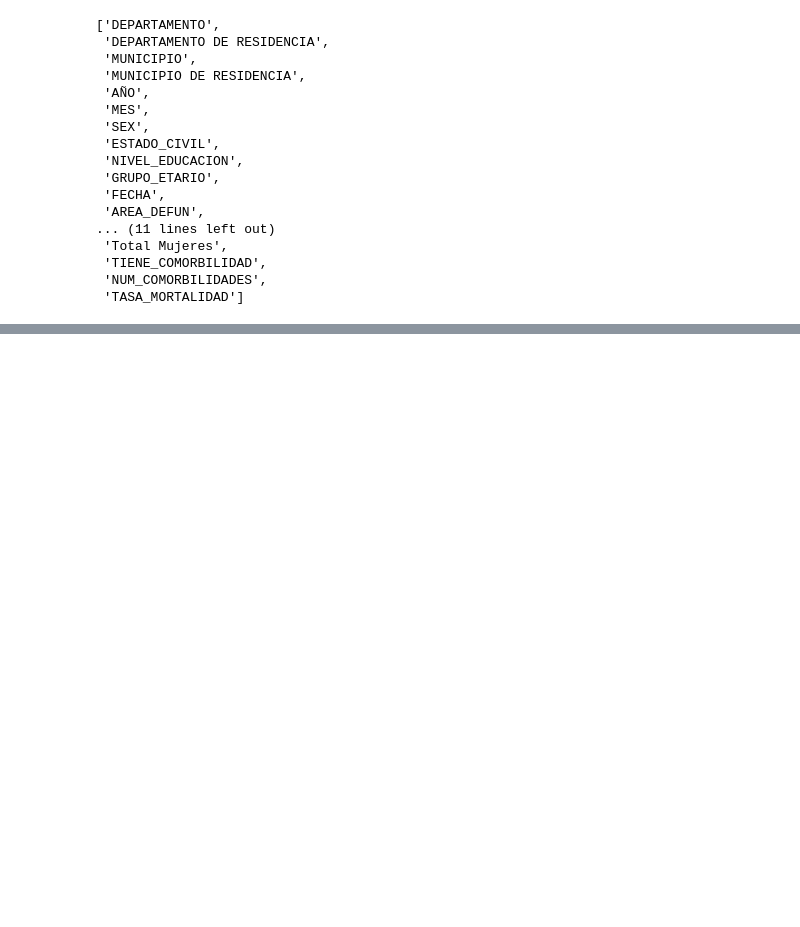
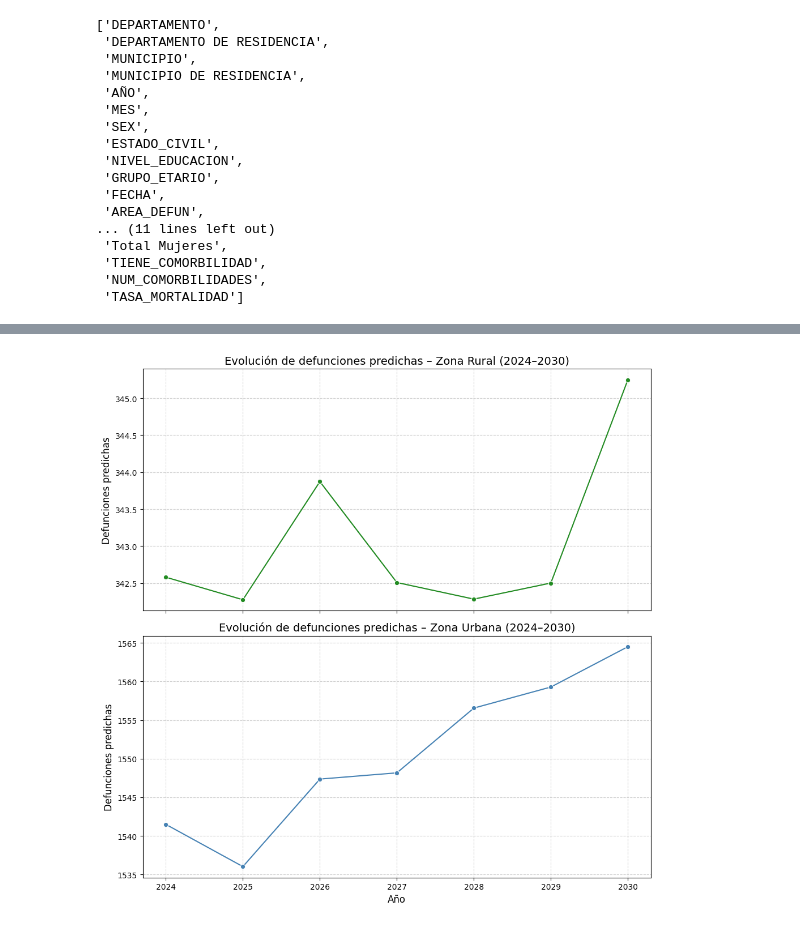
Before and after one commit to henrysaenz/cacervix, a Jupyter notebook: _sources/Series.ipynb, the cells around one changed output, grey strips where cells are left out. Drawn from its saved outputs; the diff is of its cells as text; code cells hidden in the pictures; blank space fills up the shorter version.

```diff
--- a/_sources/Series.ipynb
+++ b/_sources/Series.ipynb
@@ -388,0 +233,3 @@ Split 5 → MAE: 2.1024, R²: -5.3751
+# %%
+rural_data_agg = preparar_data_por_zona(rural_raw, "rural")
+urbana_data_agg = preparar_data_por_zona(urbana_raw, "urbana")
@@ -388,0 +276,4 @@ Split 5 → MAE: 2.1024, R²: -5.3751
+# %%
+# Predicciones 2024–2030
+rural_pred = predecir_defunciones_futuras(rural_data_agg, "rural")
+urbana_pred = predecir_defunciones_futuras(urbana_data_agg, "urbana")
@@ -388,0 +300,43 @@ Split 5 → MAE: 2.1024, R²: -5.3751
+# %%
+# Combinar predicciones
+predicciones_completas = pd.concat([rural_pred, urbana_pred], ignore_index=True)
+# %%
+evolucion_defunciones = predicciones_completas.groupby(["AÑO", "ZONA"])["DEFUNCIONES_PREDICHAS"].sum().reset_index()
+
+# Separar por zona
+rural = evolucion_defunciones[evolucion_defunciones["ZONA"] == "rural"]
+urbana = evolucion_defunciones[evolucion_defunciones["ZONA"] == "urbana"]
+# %%
+fig, axes = plt.subplots(2, 1, figsize=(10, 10), sharex=True)
+
+# Gráfico para zona rural
+sns.lineplot(
+    data=rural,
+    x="AÑO",
+    y="DEFUNCIONES_PREDICHAS",
+    marker="o",
+    color="forestgreen",
+    ax=axes[0]
+)
+axes[0].set_title("Evolución de defunciones predichas – Zona Rural (2024–2030)", fontsize=14)
+axes[0].set_ylabel("Defunciones predichas", fontsize=12)
+axes[0].grid(True, linestyle="--", alpha=0.6)
+
+# Gráfico para zona urbana
+sns.lineplot(
+    data=urbana,
+    x="AÑO",
+    y="DEFUNCIONES_PREDICHAS",
+    marker="o",
+    color="steelblue",
+    ax=axes[1]
+)
+axes[1].set_title("Evolución de defunciones predichas – Zona Urbana (2024–2030)", fontsize=14)
+axes[1].set_xlabel("Año", fontsize=12)
+axes[1].set_ylabel("Defunciones predichas", fontsize=12)
+axes[1].grid(True, linestyle="--", alpha=0.6)
+
+plt.tight_layout()
+plt.show()
+# %% [output]
+[figure, added]
```
Also changed, not shown: parts of 27 cells of this notebook, 3 other files.
